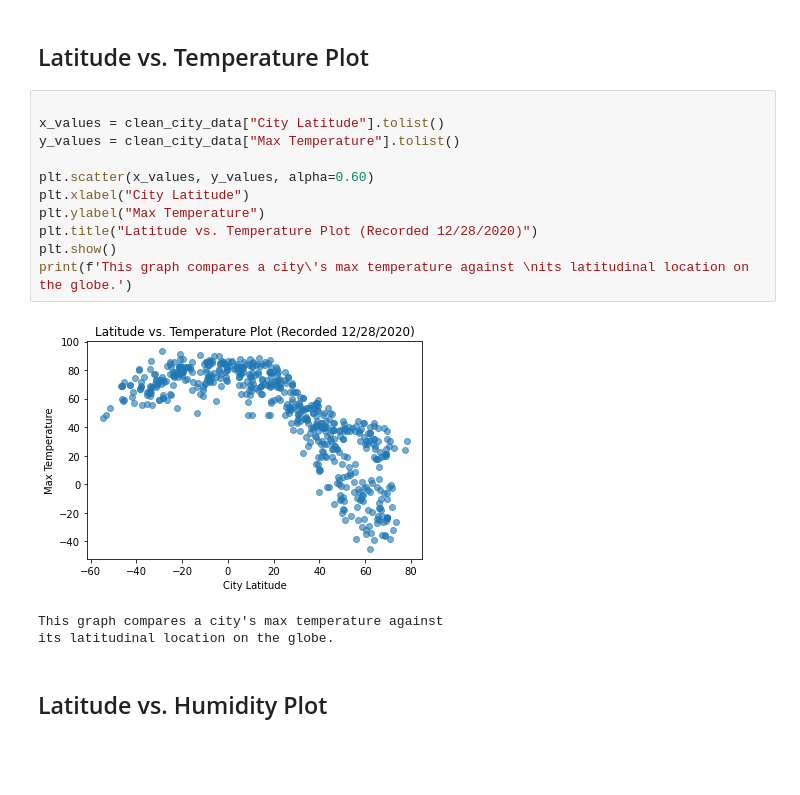
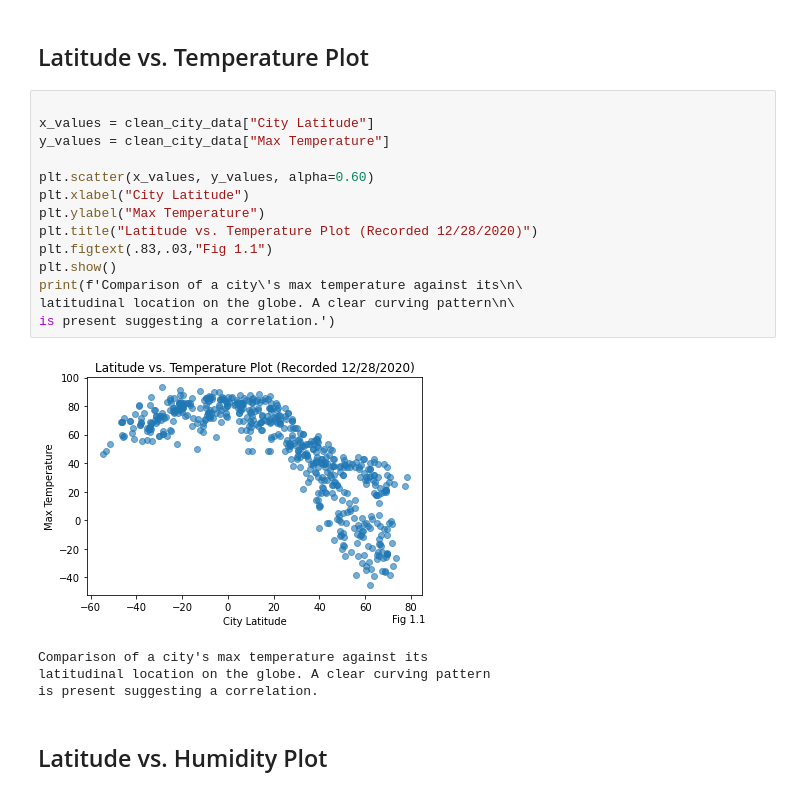
Before and after one commit to SanabuW/python-api-challenge, a Jupyter notebook: WeatherPy/WeatherPy.ipynb, the cells around one changed output. Cells and saved outputs as stored; diff of their text form; blank space fills up the shorter version.

```diff
--- a/WeatherPy/WeatherPy.ipynb
+++ b/WeatherPy/WeatherPy.ipynb
@@ -267,19 +259,23 @@ clean_city_data
 ## Latitude vs. Temperature Plot
 # %%
 
-x_values = clean_city_data["City Latitude"].tolist()
-y_values = clean_city_data["Max Temperature"].tolist()
+x_values = clean_city_data["City Latitude"]
+y_values = clean_city_data["Max Temperature"]
 
 plt.scatter(x_values, y_values, alpha=0.60)
 plt.xlabel("City Latitude")
 plt.ylabel("Max Temperature")
 plt.title("Latitude vs. Temperature Plot (Recorded 12/28/2020)")
+plt.figtext(.83,.03,"Fig 1.1")
 plt.show()
-print(f'This graph compares a city\'s max temperature against \nits latitudinal location on the globe.')
+print(f'Comparison of a city\'s max temperature against its\n\
+latitudinal location on the globe. A clear curving pattern\n\
+is present suggesting a correlation.')
 # %% [output]
-[figure, old version]
+[figure, new version]
-This graph compares a city's max temperature against
-its latitudinal location on the globe.
+Comparison of a city's max temperature against its
+latitudinal location on the globe. A clear curving pattern
+is present suggesting a correlation.
 # %% [markdown]
 ## Latitude vs. Humidity Plot
 # %%
```
Also changed, not shown: parts of 16 cells of this notebook, 7 other files.
